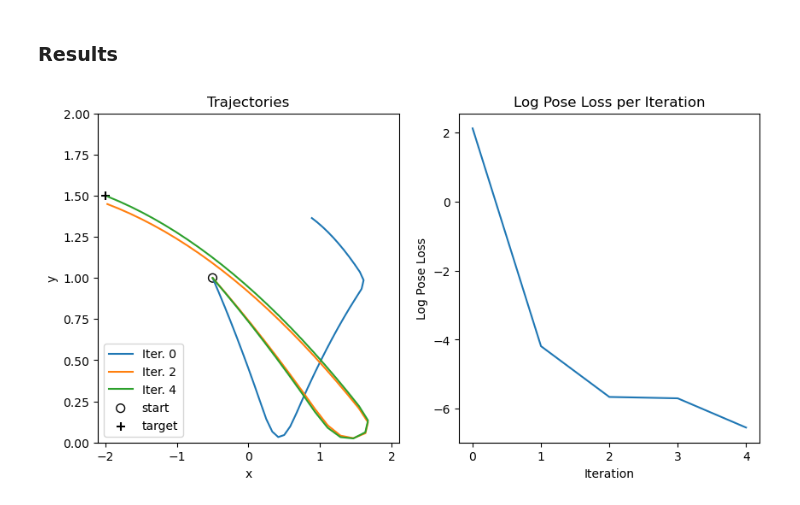
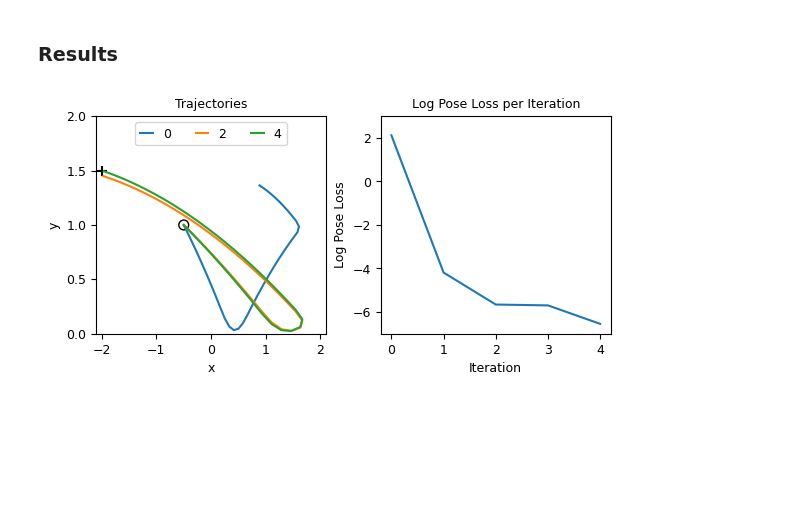
Before and after one commit to J0HNN7G/diffsim-sysid, a Jupyter notebook: examples/diff_physics.ipynb, the cells around one changed output. Saved outputs shown, nothing was run; the diff lists cells and outputs as text; code cells hidden in the pictures; blank space fills up the shorter version.

```diff
--- a/examples/diff_physics.ipynb
+++ b/examples/diff_physics.ipynb
@@ -291,34 +300,37 @@ iter_04: pose_loss=0.001438, end_pose=[-1.9625, 1.4943]
 # %% [markdown]
 ### Results
 # %%
-fig, axs = plt.subplots(1, 2, figsize=(10, 5))
+fig_size = set_fig_size(fraction=1.0, subplots=(1, 2))
+fig, axs = plt.subplots(1, 2, figsize=fig_size, constrained_layout=True)
 
 ################
 # Trajectories #
 ################
 
+for i, vel_traj in enumerate(trajs):
+    axs[0].plot(vel_traj[:, 0], vel_traj[:, 1], label=f'{i*train_save_interval}')
+axs[0].scatter(particle_init_pos[0], particle_init_pos[1], facecolors='none', edgecolors='black', s=50)
+axs[0].scatter(target_pos[0], target_pos[1], color='black', marker='+', s=50)
+axs[0].set_xlim([-2.1, 2.1])
+axs[0].set_yticks(np.arange(0.0, 2.1, 0.5))
+axs[0].set_ylim([0.0, 2.0])
 axs[0].set_title('Trajectories')
-for i, vel_traj in enumerate(trajs):
-    axs[0].plot(vel_traj[:, 0], vel_traj[:, 1], label=f'Iter. {i*train_save_interval}')
-axs[0].scatter(particle_init_pos[0], particle_init_pos[1], label='start', facecolors='none', edgecolors='black', s=50)
-axs[0].scatter(target_pos[0], target_pos[1], color='black', label='target', marker='+', s=50)
-axs[0].set_xlim([-2.1, 2.1])
-axs[0].set_ylim([0.0, 2.0])
-axs[0].set_xlabel('x');
-axs[0].set_ylabel('y');
-axs[0].legend(loc='lower left' )
-
+axs[0].set_xlabel('x')
+axs[0].set_ylabel('y')
+axs[0].legend(handlelength=1.0, ncol=len(trajs)+2, loc='upper center')
 
 ##########
 # Losses #
 ##########
 
 axs[1].plot(np.log(losses))
-axs[1].set_xlabel('Iteration');
-axs[1].set_ylabel('Log Pose Loss');
+axs[1].set_yticks(np.arange(2.0, -7.0, -2.0))
+axs[1].set_ylim([-7.0, 3.0])
 axs[1].set_title('Log Pose Loss per Iteration')
+axs[1].set_xlabel('Iteration')
+axs[1].set_ylabel('Log Pose Loss')
 
 plt.show()
 #plt.savefig('fig_direct_traj_optim.pdf', bbox_inches='tight')
 # %% [output]
-[figure, old version]
+[figure, new version]
```
Also changed, not shown: parts of 3 cells of this notebook, 4 other files.
